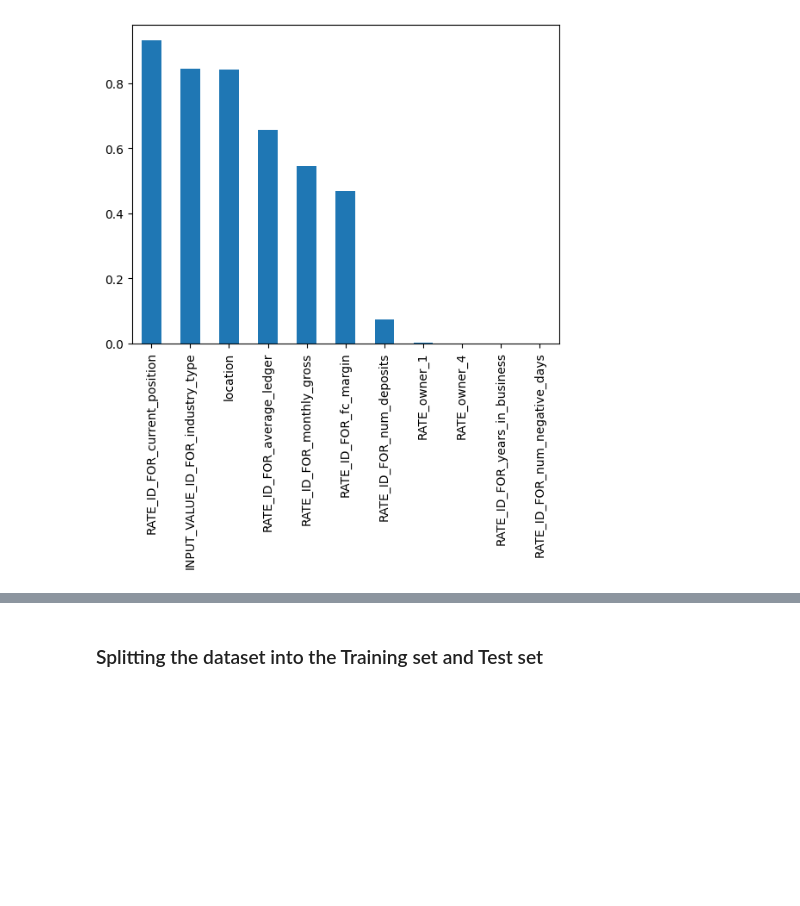
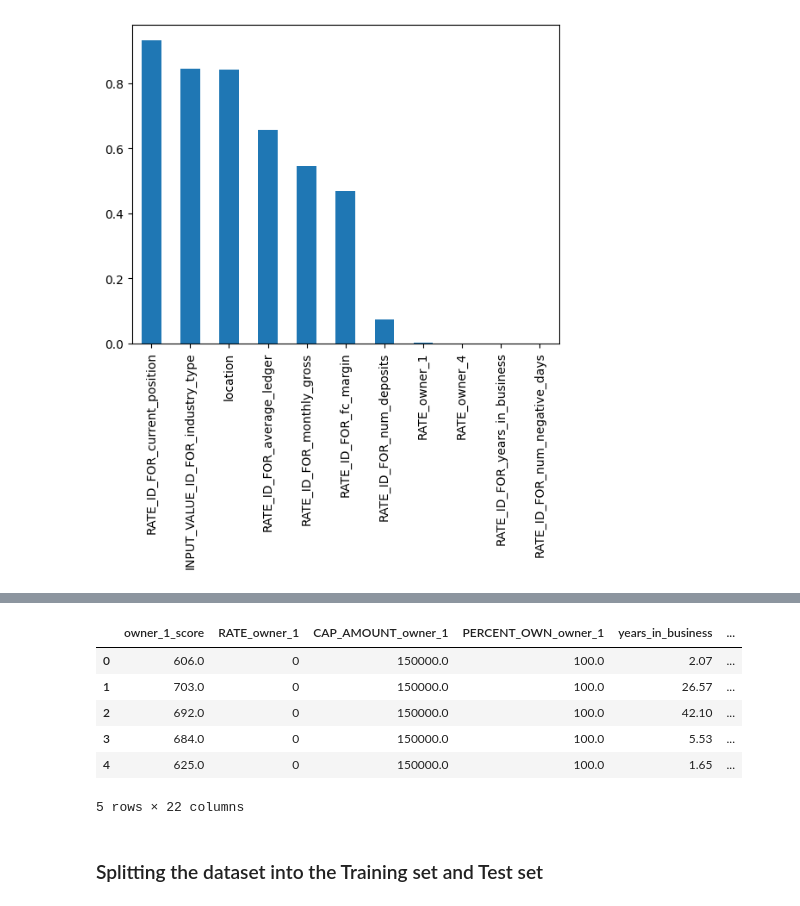
Before and after one commit to Aboodtt404/Loan-Completion-ML, a Jupyter notebook: loan_completion_ml.ipynb, the cells around one changed output, grey strips where cells are left out. Saved outputs shown, nothing was run; the diff lists cells and outputs as text; code cells hidden in the pictures; blank space fills up the shorter version.

```diff
--- a/loan_completion_ml.ipynb
+++ b/loan_completion_ml.ipynb
@@ -519,13 +585,23 @@ main_df['INPUT_VALUE_ID_FOR_current_position']=df_clean['INPUT_VALUE_ID_FOR_curr
 main_df['INPUT_VALUE_ID_FOR_avg_net_deposits']=df_clean['INPUT_VALUE_ID_FOR_avg_net_deposits']
 main_df['INPUT_VALUE_owner_4']=df_clean['INPUT_VALUE_owner_4']
 # %%
-imputer = KNNImputer(n_neighbors=3)
+imputer = KNNImputer(n_neighbors=5)
 imputed_data = imputer.fit(main_df)
 imputed_data = imputer.transform(main_df)
 
 imputed_df = pd.DataFrame(imputed_data, columns=main_df.columns)
 imputed_df = imputed_df.astype(main_df.dtypes.to_dict())
 df=imputed_df
+# %%
+df.head()
+# %% [output]
+|  | owner_1_score | RATE_owner_1 | CAP_AMOUNT_owner_1 | PERCENT_OWN_owner_1 | years_in_business | ... |
+| 0 | 606.0 | 0 | 150000.0 | 100.0 | 2.07 | ... |
+| 1 | 703.0 | 0 | 150000.0 | 100.0 | 26.57 | ... |
+| 2 | 692.0 | 0 | 150000.0 | 100.0 | 42.10 | ... |
+| 3 | 684.0 | 0 | 150000.0 | 100.0 | 5.53 | ... |
+| 4 | 625.0 | 0 | 150000.0 | 100.0 | 1.65 | ... |
+5 rows × 22 columns
 # %% [markdown]
 ### Splitting the dataset into the Training set and Test set
 # %%
```
Also changed, not shown: parts of 44 cells of this notebook, 1 other file.
